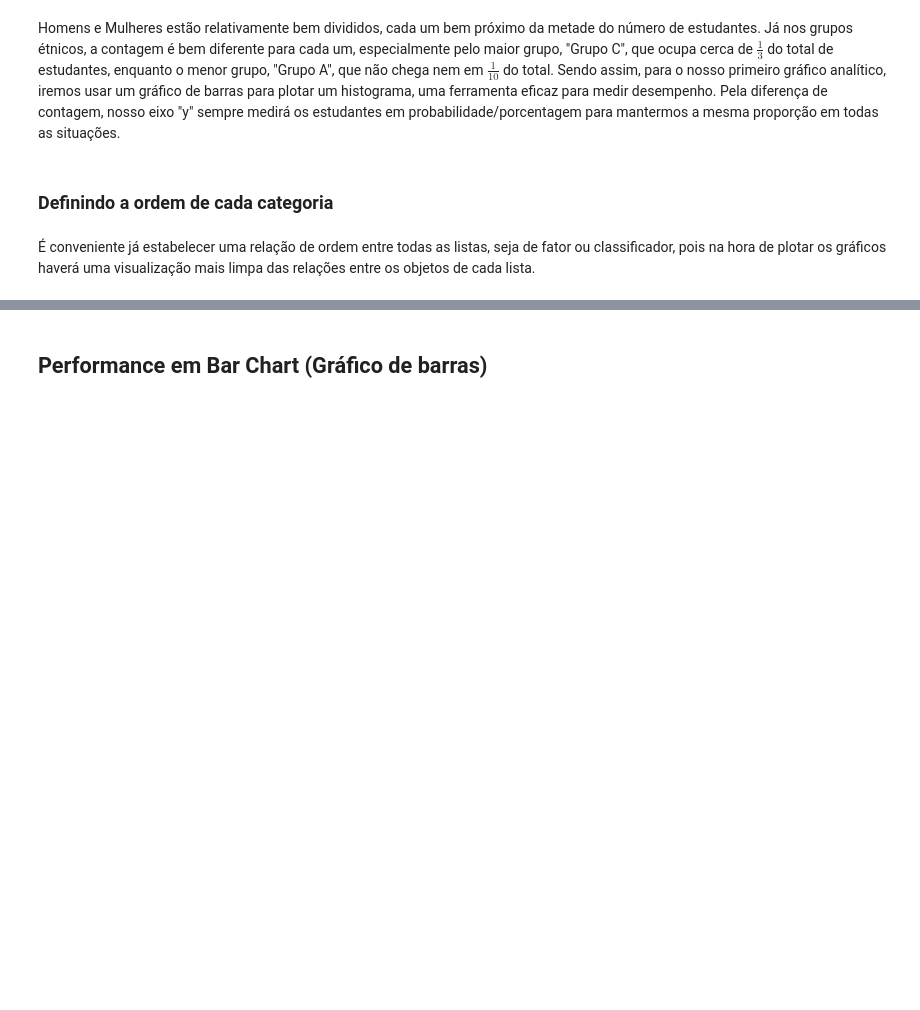
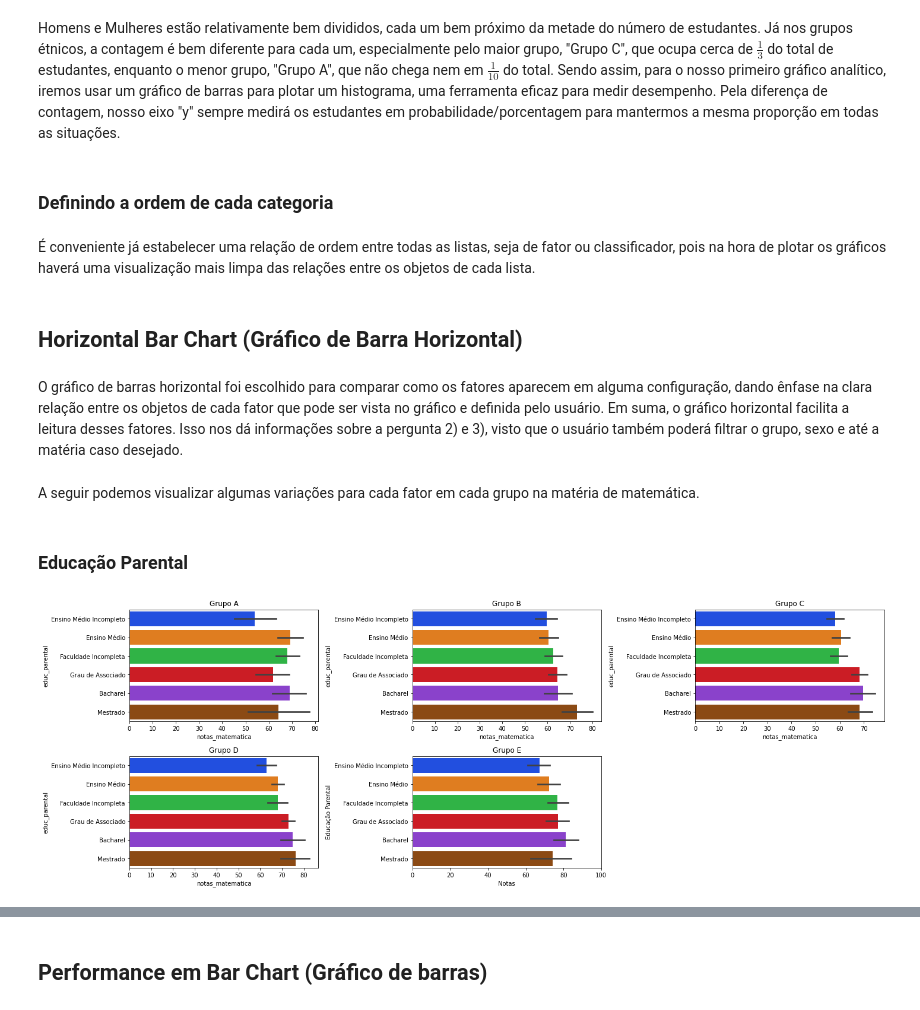
Before and after one commit to iaracastro/Students-Performance-AEDV, a Jupyter notebook: Relatório da análise exploratória.ipynb, the cells around one changed output, grey strips where cells are left out. Drawn from its saved outputs; the diff is of its cells as text; code cells hidden in the pictures; blank space fills up the shorter version.

```diff
--- a/Relatório da análise exploratória.ipynb
+++ b/Relatório da análise exploratória.ipynb
@@ -139,0 +147,2 @@ materias = {'notas_matematica':'Matemática', 'notas_leitura':'Leitura', 'notas_
+# %%
+ query = str(f"{fator_dataset} == '{fator_especifico}'")
@@ -641,3 +682,32 @@ order_grupo_etnico = ["Grupo A", "Grupo B","Grupo C","Grupo D","Grupo E"]
 order_educ_parental = ["Ensino Médio Incompleto", "Ensino Médio", "Faculdade Incompleta","Grau de Associado", "Bacharel","Mestrado"]
 order_lanche = ["Sem Desconto", "Com Desconto"]
 order_curso_preparatorio = ["Nenhum", "Completo"]
+# %% [markdown]
+## Horizontal Bar Chart (Gráfico de Barra Horizontal)
+# %% [markdown]
+O gráfico de barras horizontal foi escolhido para comparar como os fatores aparecem em alguma configuração, dando ênfase na clara relação entre os objetos de cada fator que pode ser vista no gráfico e definida pelo usuário. Em suma, o gráfico horizontal facilita a leitura desses fatores.
+Isso nos dá informações sobre a pergunta 2) e 3), visto que o usuário também poderá filtrar o grupo, sexo e até a matéria caso desejado.
+# %% [markdown]
+A seguir podemos visualizar algumas variações para cada fator em cada grupo na matéria de matemática.
+# %% [markdown]
+### Educação Parental
+# %%
+materia = "notas_matematica"
+grupos = ['Grupo A', 'Grupo B', 'Grupo C', 'Grupo D', 'Grupo E']
+
+plt.figure(figsize=(20,10))
+for i,col in enumerate(grupos):
+    query = str(f"grupo_etnico == '{col}'")
+    dfx = df.query(query)
+    axes = plt.subplot(3,3, i + 1)
+    plt.title(col)
+    sns.barplot(data=dfx, x=materia, y="educ_parental",palette="bright",order= order_educ_parental)
+
+plt.xlabel("Notas")
+plt.ylabel("Educação Parental")
+
+plt.xlim(0, 100)
+plt.tight_layout()
+plt.show()
+# %% [output]
+[figure, added]
```
Also changed, not shown: parts of 37 cells of this notebook, 1 other file.
